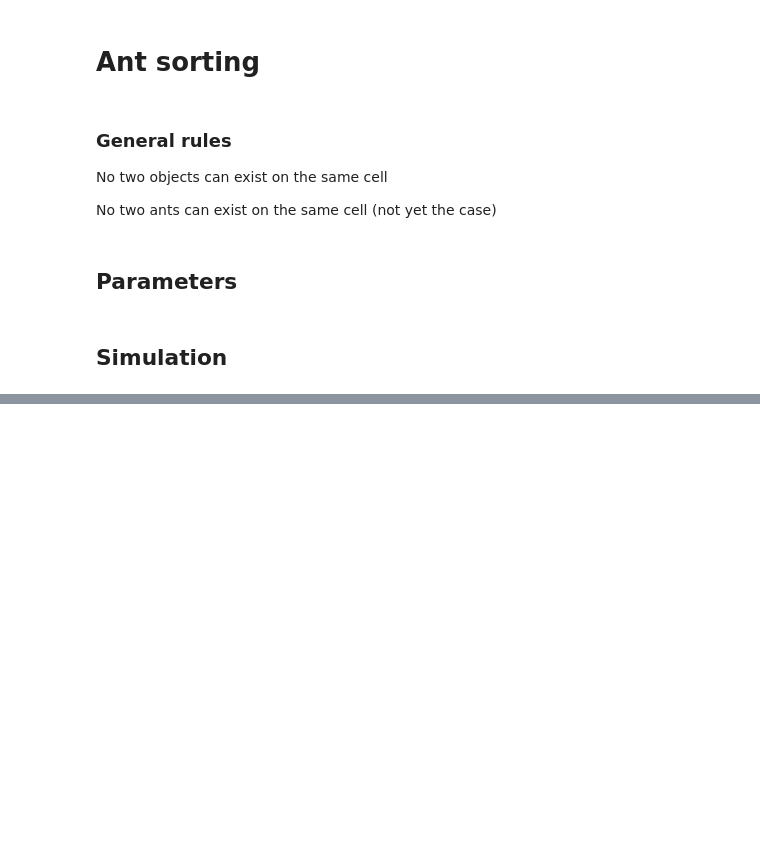
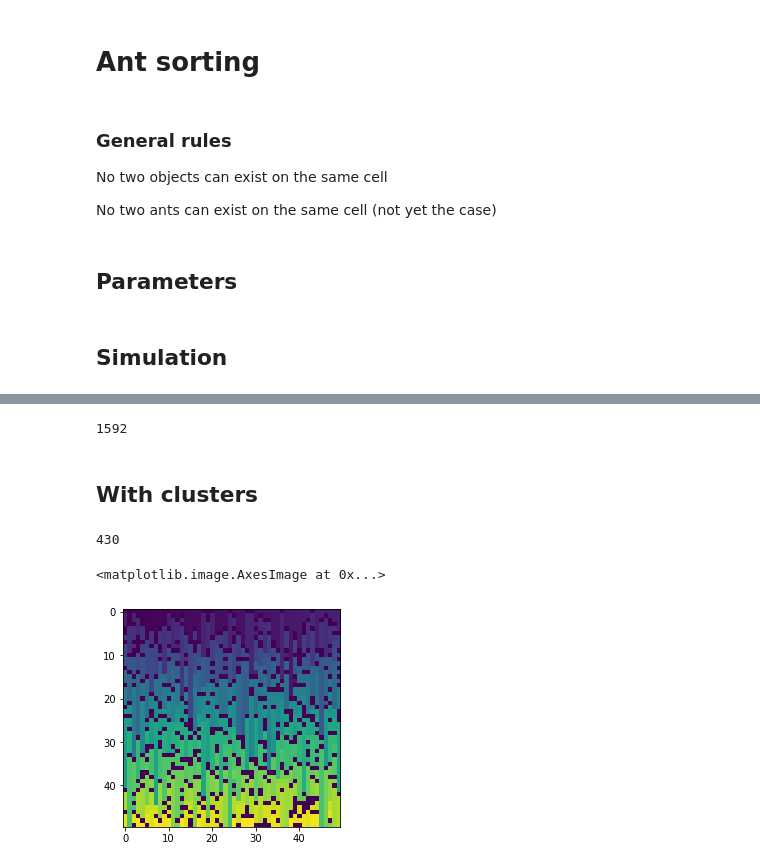
Before and after one commit to yvlaere/ant_sorting, a Jupyter notebook: ant_sorting.ipynb, the cells around one changed output, grey strips where cells are left out. Saved outputs shown, nothing was run; the diff lists cells and outputs as text; code cells hidden in the pictures; blank space fills up the shorter version.

Commit message:
added calculate_cluster function

```diff
--- a/ant_sorting.ipynb
+++ b/ant_sorting.ipynb
@@ -128,0 +146,7 @@ plt.imshow(grids[90])
+# %%
+temp = grid == original_grid
+sum(sum(temp))
+# %% [output]
+1592
+# %% [markdown]
+## With clusters
@@ -128,0 +166,42 @@ plt.imshow(grids[90])
+# %%
+def calculate_clusters(grid):
+    clusters = []
+    cluster_grid = np.zeros((grid_size, grid_size))
+
+    #iterate over all grid items
+    for x in range(grid_size):
+        for y in range(grid_size):
+            if grid[x, y] != 0
+            for x_n, y_n in von_neumann_neighbourhood(x, y):
+
+                #check dissimilarity between neighbours
+                ds = dissimilarity(grid[x, y], grid[x_n, y_n])
+
+                if ds == 0:
+
+                    #check if neighbour is in a cluster, if so, add to the cluster
+                    if cluster_grid[x_n, y_n] != 0:
+                        clusters[int(cluster_grid[x_n, y_n])].add_object(x, y, grid[x, y])
+                        cluster_grid[x, y] = cluster_grid[x_n, y_n]
+
+                    #otherwise, create a new cluster
+                    else:
+                        clusters.append(Cluster())
+                        clusters[len(clusters) - 1].add_object(x, y, grid[x, y])
+                        cluster_grid[x, y] = len(clusters) - 1
+
+                    break
+
+    return clusters, cluster_grid
+# %%
+clusters, cluster_grid = calculate_clusters(grid)
+# %%
+len(clusters)
+# %% [output]
+430
+# %%
+plt.imshow(cluster_grid)
+#seems to be clustering zeros
+# %% [output]
+<matplotlib.image.AxesImage at 0x...>
+[figure, added]
```
Also changed, not shown: parts of 12 cells of this notebook.
